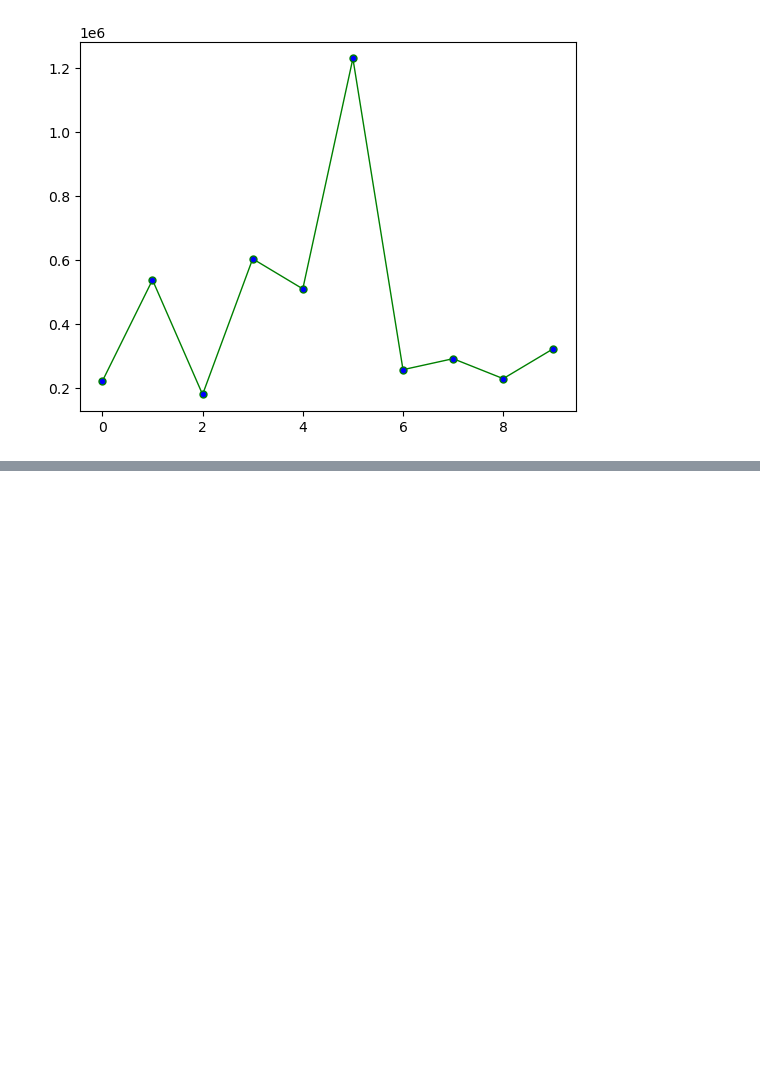
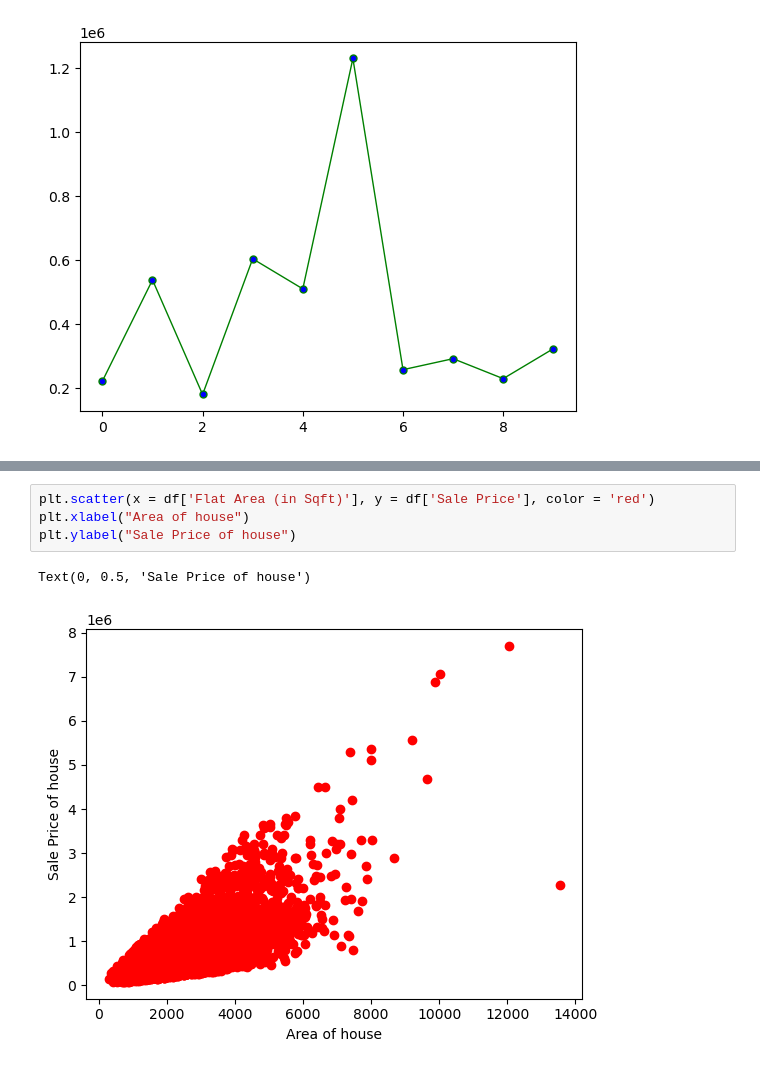
Before and after one commit to samarth-jain28/House-Price-Prediction, a Jupyter notebook: main.ipynb, the cells around one changed output, grey strips where cells are left out. Saved outputs shown, nothing was run; the diff lists cells and outputs as text; blank space fills up the shorter version.

```diff
--- a/main.ipynb
+++ b/main.ipynb
@@ -86,0 +94,7 @@ plt.plot(df['Sale Price'].head(10), color='green', marker="o", markerfacecolor="
+# %%
+plt.scatter(x = df['Flat Area (in Sqft)'], y = df['Sale Price'], color = 'red')
+plt.xlabel("Area of house")
+plt.ylabel("Sale Price of house")
+# %% [output]
+Text(0, 0.5, 'Sale Price of house')
+[figure, added]
```
Also changed, not shown: parts of 4 cells of this notebook.
